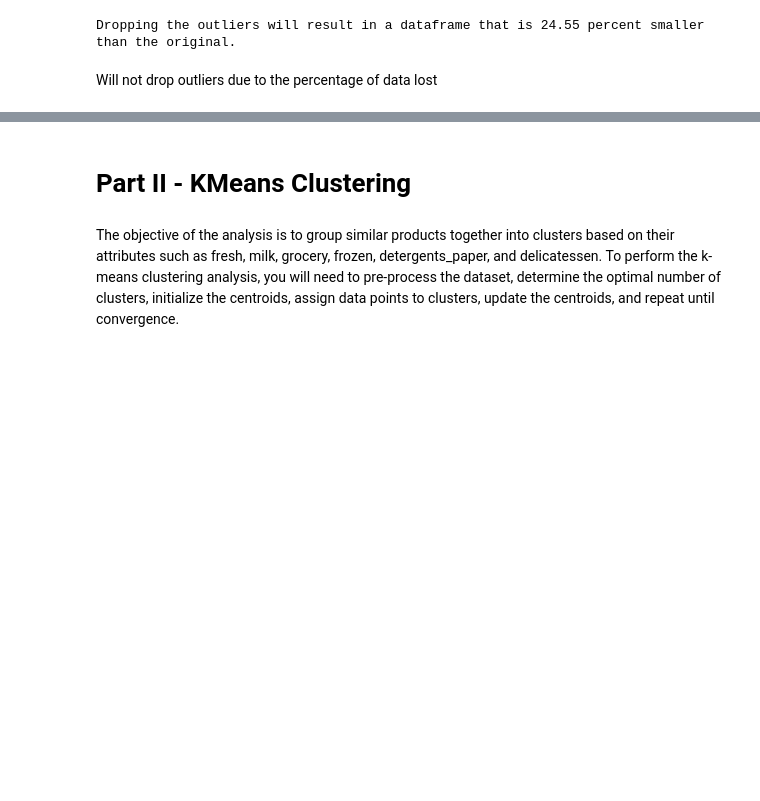
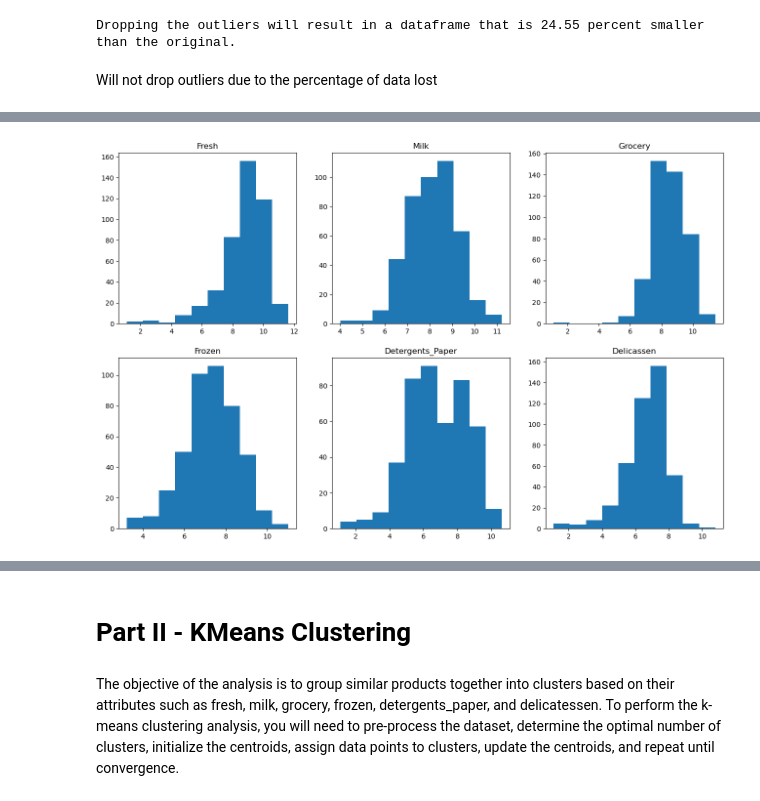
Before and after one commit to SBangarh/ml-project-unsupervised-learning, a Jupyter notebook: Unsupervised Learning - Project.ipynb, the cells around one changed output, grey strips where cells are left out. Saved outputs shown, nothing was run; the diff lists cells and outputs as text; code cells hidden in the pictures; blank space fills up the shorter version.

Commit message:
explored log transform on features

```diff
--- a/Unsupervised Learning - Project.ipynb
+++ b/Unsupervised Learning - Project.ipynb
@@ -516,3 +520,11 @@ print(f"Dropping the outliers will result in a dataframe that is {percent_loss}
 Dropping the outliers will result in a dataframe that is 24.55 percent smaller than the original.
 # %% [markdown]
 Will not drop outliers due to the percentage of data lost
+# %%
+#log transform to see what happens
+
+#get category columns; may not need to transform channel and region
+category_df = copy_data[['Fresh', 'Milk', 'Grocery', 'Frozen', 'Detergents_Paper', 'Delicassen']]
+
+#log transform categorical data
+cat_log = np.log(category_df)
@@ -518,0 +538,5 @@ Will not drop outliers due to the percentage of data lost
+# %%
+#histograms for log transform data
+make_hist(cat_log, cat_log.columns, 2, 3, (16, 10))
+# %% [output]
+[figure, added]
```
Also changed, not shown: parts of 14 cells of this notebook.
